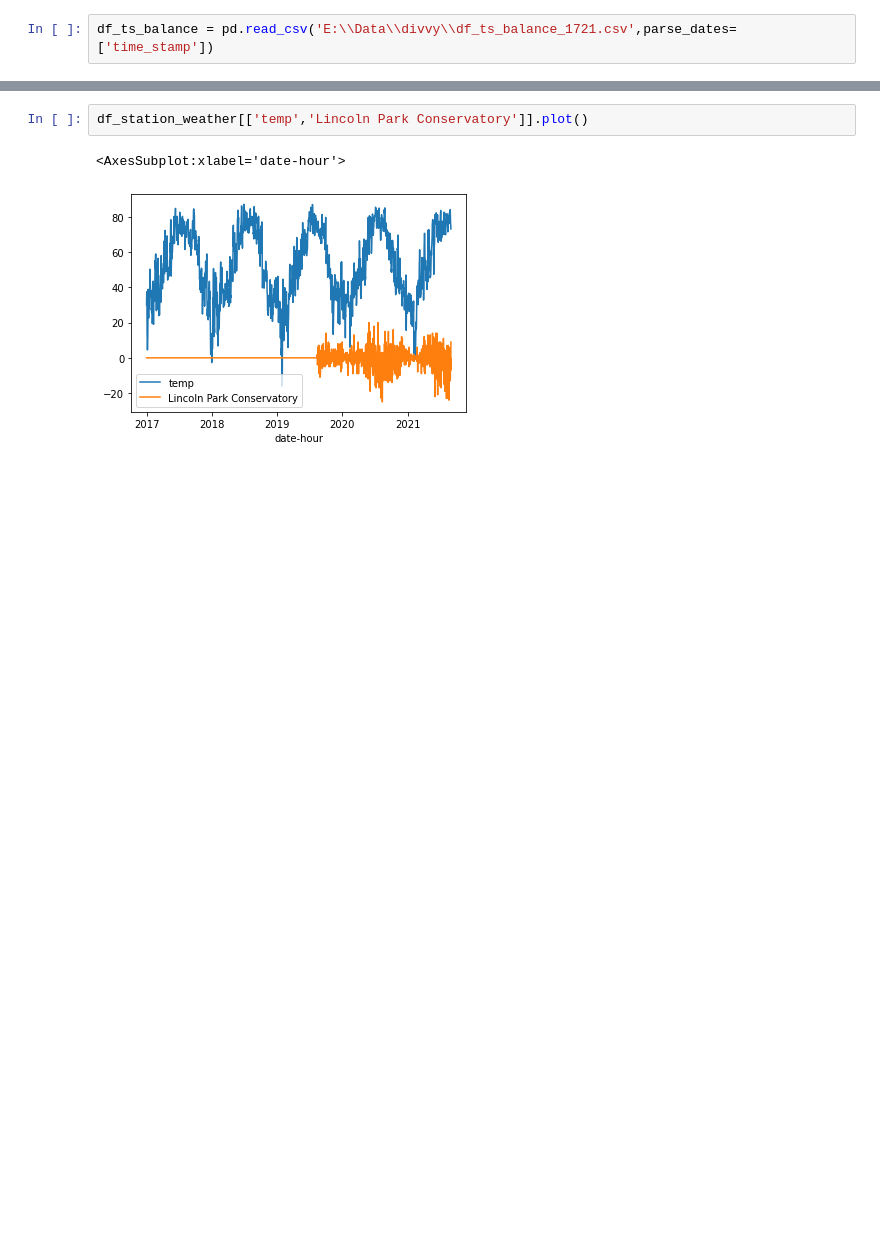
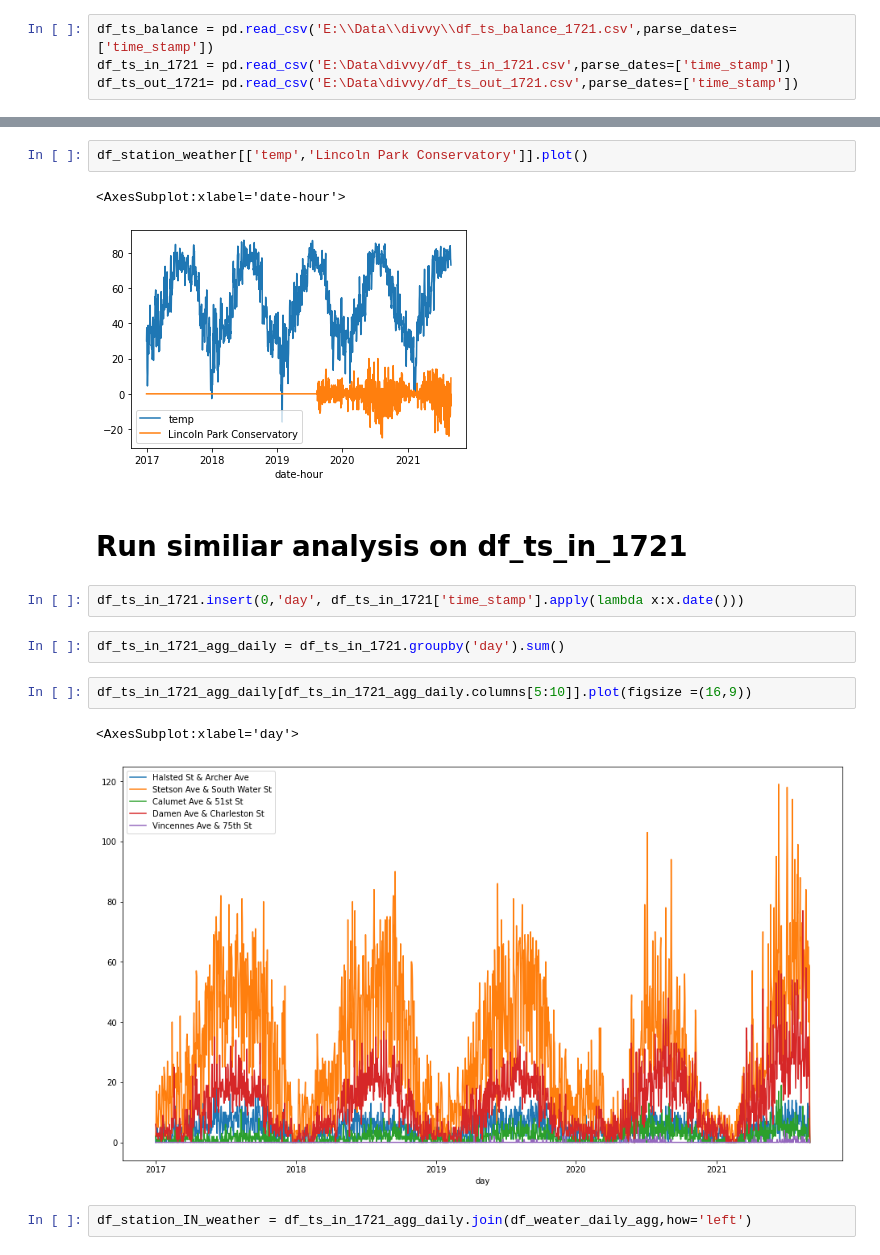
Before and after one commit to Ryan47Liao/Divvy_Time_Series, a Jupyter notebook: staion_weather_EDA.ipynb, the cells around one changed output, grey strips where cells are left out. Drawn from its saved outputs; the diff is of its cells as text; blank space fills up the shorter version.

```diff
--- a/staion_weather_EDA.ipynb
+++ b/staion_weather_EDA.ipynb
@@ -12,3 +12,5 @@ from datetime import datetime,timedelta
 import random
 # %%
 df_ts_balance = pd.read_csv('E:\\Data\\divvy\\df_ts_balance_1721.csv',parse_dates=['time_stamp'])
+df_ts_in_1721 = pd.read_csv('E:\Data\divvy/df_ts_in_1721.csv',parse_dates=['time_stamp'])
+df_ts_out_1721= pd.read_csv('E:\Data\divvy/df_ts_out_1721.csv',parse_dates=['time_stamp'])
@@ -215,3 +217,16 @@ df_station_weather[['temp','Lincoln Park Conservatory']].plot()
 # %% [output]
 <AxesSubplot:xlabel='date-hour'>
 [figure]
+# %% [markdown]
+# Run similiar analysis on df_ts_in_1721
+# %%
+df_ts_in_1721.insert(0,'day', df_ts_in_1721['time_stamp'].apply(lambda x:x.date()))
+# %%
+df_ts_in_1721_agg_daily = df_ts_in_1721.groupby('day').sum()
+# %%
+df_ts_in_1721_agg_daily[df_ts_in_1721_agg_daily.columns[5:10]].plot(figsize =(16,9))
+# %% [output]
+<AxesSubplot:xlabel='day'>
+[figure, added]
+# %%
+df_station_IN_weather = df_ts_in_1721_agg_daily.join(df_weater_daily_agg,how='left')
```
Also changed, not shown: parts of 15 cells of this notebook, 1 other file.
